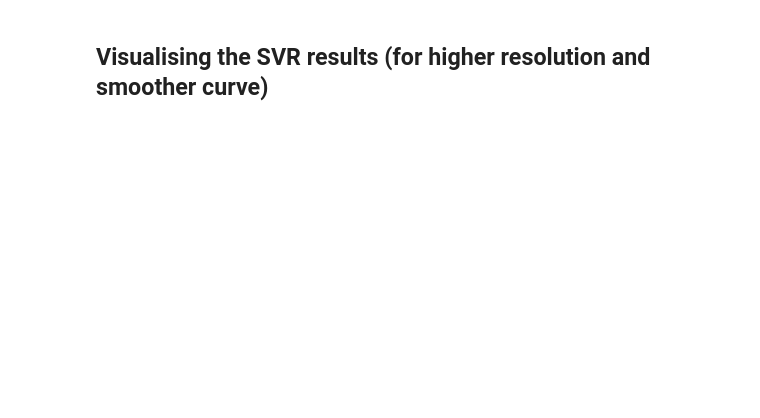
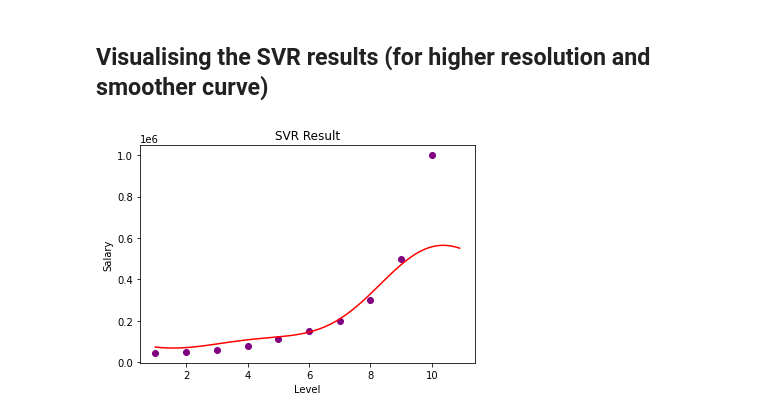
Before and after one commit to bintangvirgy/learn-machinelearning-python, a Jupyter notebook: 05_support_vector_regression/05_support_vector_regression.ipynb, the cells around one changed output. Drawn from its saved outputs; the diff is of its cells as text; code cells hidden in the pictures; blank space fills up the shorter version.

```diff
--- a/05_support_vector_regression/05_support_vector_regression.ipynb
+++ b/05_support_vector_regression/05_support_vector_regression.ipynb
@@ -168,2 +189,13 @@ print(reverse_y)
 # %% [markdown]
 ## Visualising the SVR results (for higher resolution and smoother curve)
+# %%
+x_smooth = np.arange(min(x),max(x)+1,0.1)
+x_smooth = x_smooth.reshape(len(x_smooth),1)
+plt.scatter(x,y,color="purple")
+plt.plot(x_smooth,scy.inverse_transform(sv.predict(scx.transform(x_smooth))),color="red")
+plt.title("SVR Result")
+plt.xlabel("Level")
+plt.ylabel("Salary")
+plt.show()
+# %% [output]
+[figure, added]
```
Also changed, not shown: parts of 4 cells of this notebook.
